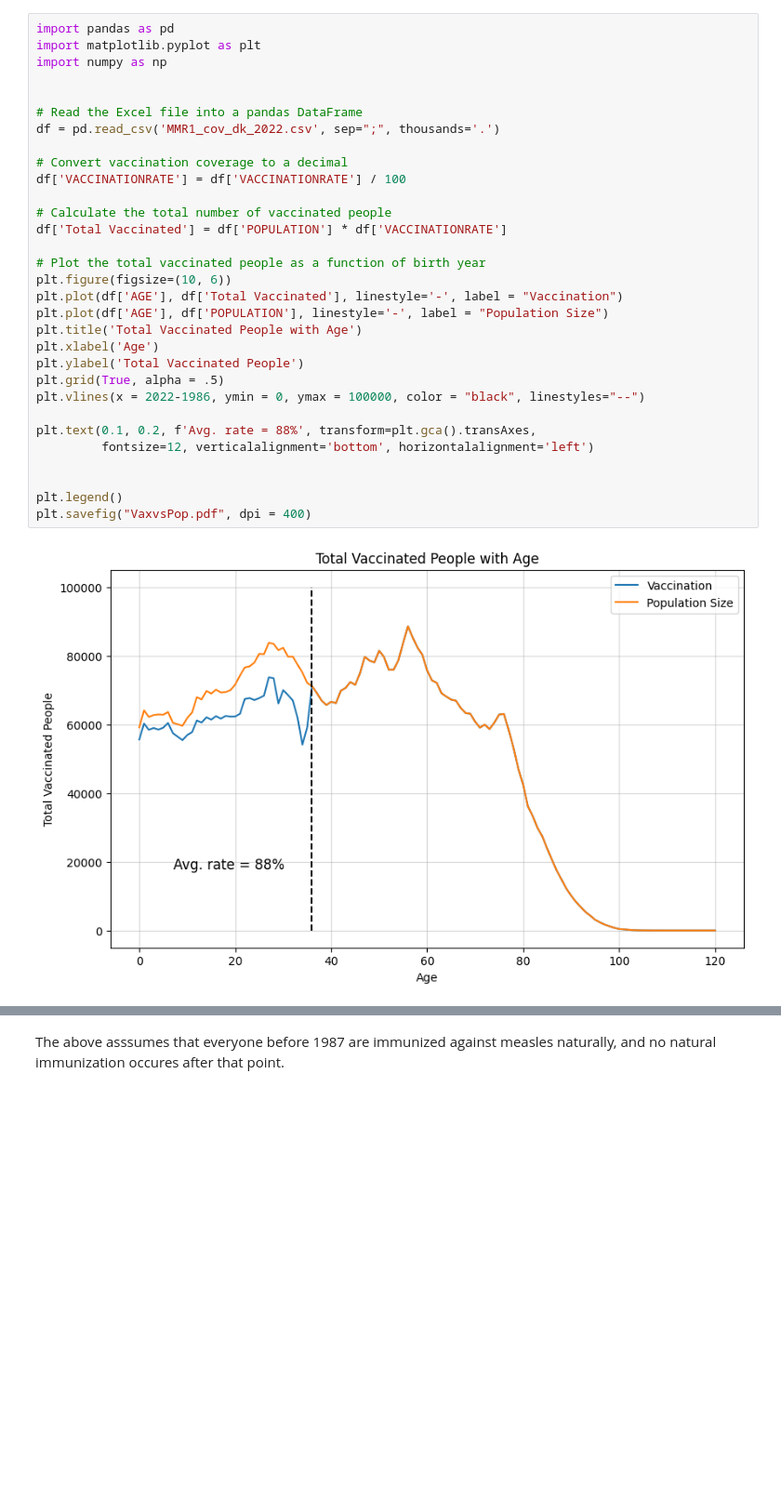
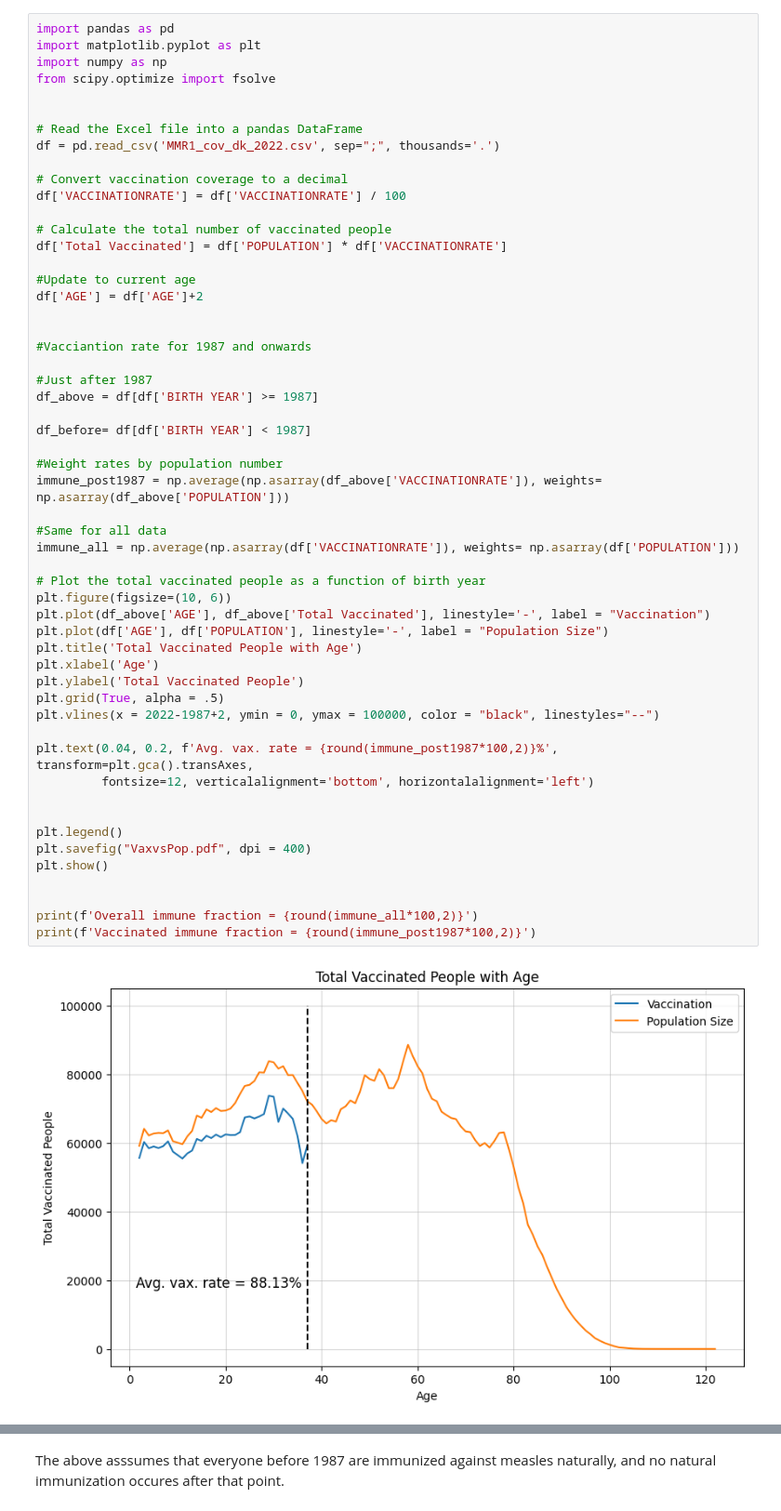
Before and after one commit to AlfredBendtzonHansen/measles-network-DK, a Jupyter notebook: vax_plots.ipynb, the cells around one changed output, grey strips where cells are left out. Shown at 93% size. Cells and saved outputs as stored; diff of their text form; blank space fills up the shorter version.

```diff
--- a/vax_plots.ipynb
+++ b/vax_plots.ipynb
@@ -1,33 +1,56 @@
 # %%
 import pandas as pd
 import matplotlib.pyplot as plt
 import numpy as np
+from scipy.optimize import fsolve
 
 
 # Read the Excel file into a pandas DataFrame
 df = pd.read_csv('MMR1_cov_dk_2022.csv', sep=";", thousands='.')
 
 # Convert vaccination coverage to a decimal
 df['VACCINATIONRATE'] = df['VACCINATIONRATE'] / 100
 
 # Calculate the total number of vaccinated people
 df['Total Vaccinated'] = df['POPULATION'] * df['VACCINATIONRATE']
 
+#Update to current age
+df['AGE'] = df['AGE']+2
+
+
+#Vacciantion rate for 1987 and onwards
+
+#Just after 1987
+df_above = df[df['BIRTH YEAR'] >= 1987]
+
+df_before= df[df['BIRTH YEAR'] < 1987]
+
+#Weight rates by population number
+immune_post1987 = np.average(np.asarray(df_above['VACCINATIONRATE']), weights= np.asarray(df_above['POPULATION']))
+
+#Same for all data
+immune_all = np.average(np.asarray(df['VACCINATIONRATE']), weights= np.asarray(df['POPULATION']))
+
 # Plot the total vaccinated people as a function of birth year
 plt.figure(figsize=(10, 6))
-plt.plot(df['AGE'], df['Total Vaccinated'], linestyle='-', label = "Vaccination")
+plt.plot(df_above['AGE'], df_above['Total Vaccinated'], linestyle='-', label = "Vaccination")
 plt.plot(df['AGE'], df['POPULATION'], linestyle='-', label = "Population Size")
 plt.title('Total Vaccinated People with Age')
 plt.xlabel('Age')
 plt.ylabel('Total Vaccinated People')
 plt.grid(True, alpha = .5)
-plt.vlines(x = 2022-1986, ymin = 0, ymax = 100000, color = "black", linestyles="--")
+plt.vlines(x = 2022-1987+2, ymin = 0, ymax = 100000, color = "black", linestyles="--")
 
-plt.text(0.1, 0.2, f'Avg. rate = 88%', transform=plt.gca().transAxes,
+plt.text(0.04, 0.2, f'Avg. vax. rate = {round(immune_post1987*100,2)}%', transform=plt.gca().transAxes,
          fontsize=12, verticalalignment='bottom', horizontalalignment='left')
 
 
 plt.legend()
 plt.savefig("VaxvsPop.pdf", dpi = 400)
+plt.show()
+
+
+print(f'Overall immune fraction = {round(immune_all*100,2)}')
+print(f'Vaccinated immune fraction = {round(immune_post1987*100,2)}')
 # %% [output]
-[figure, old version]
+[figure, new version]
```
Also changed, not shown: parts of 5 cells of this notebook, 3 other files.
